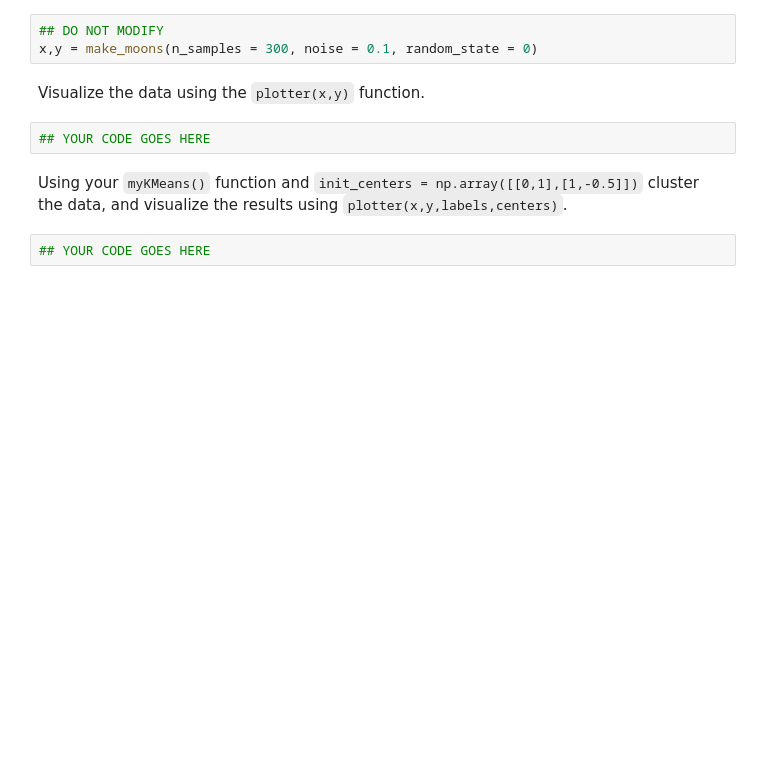
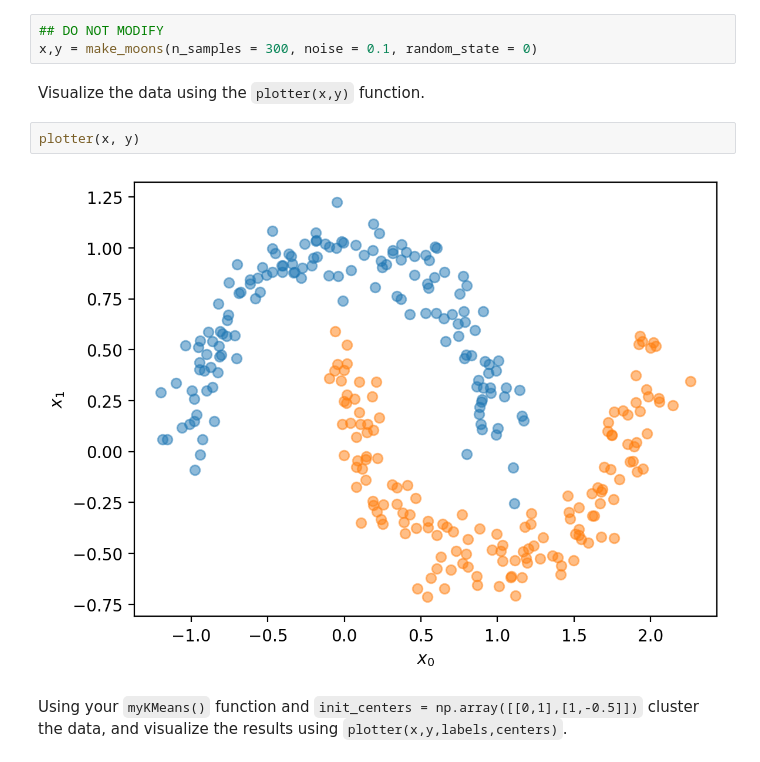
Before and after one commit to judson35/AI-ML, a Jupyter notebook: HW11/M11-L1-P1.ipynb, the cells around one changed output. Cells and saved outputs as stored; diff of their text form; blank space fills up the shorter version.

```diff
--- a/HW11/M11-L1-P1.ipynb
+++ b/HW11/M11-L1-P1.ipynb
@@ -86,9 +105,9 @@ Now we will try using our `myKMeans()` function on a more challenging dataset, a
 x,y = make_moons(n_samples = 300, noise = 0.1, random_state = 0)
 # %% [markdown]
 Visualize the data using the `plotter(x,y)` function.
-# %%
-## YOUR CODE GOES HERE
+# %%
+plotter(x, y)
+# %% [output]
+[figure, added]
 # %% [markdown]
 Using your `myKMeans()` function and `init_centers = np.array([[0,1],[1,-0.5]])` cluster the data, and visualize the results using `plotter(x,y,labels,centers)`.
-# %%
-## YOUR CODE GOES HERE
```
Also changed, not shown: parts of 13 cells of this notebook, 1 other file.
